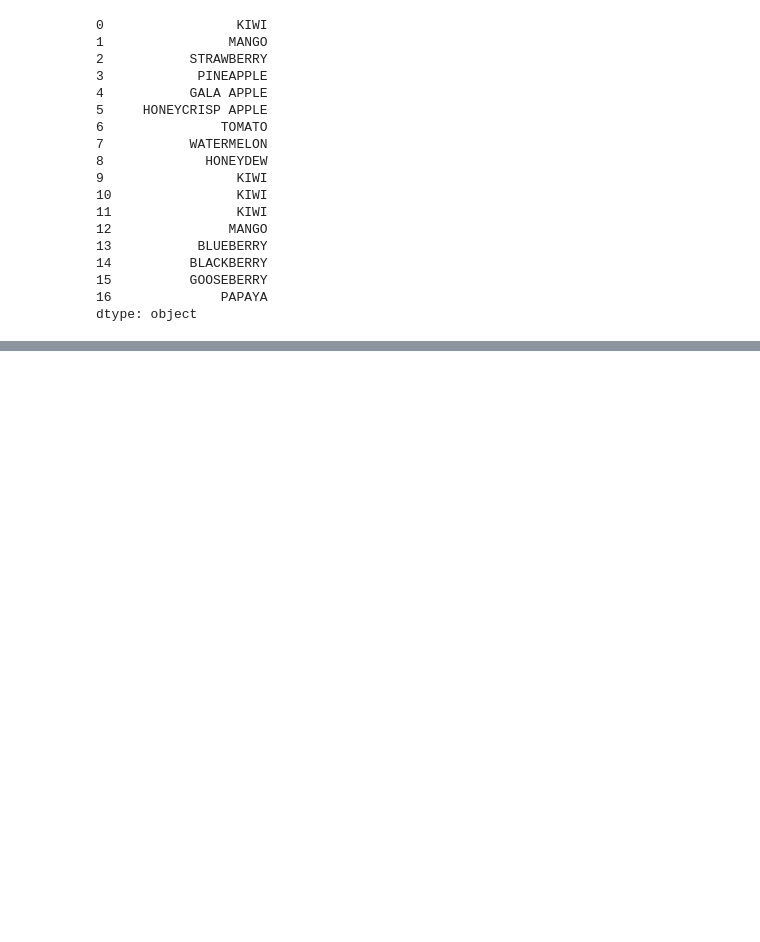
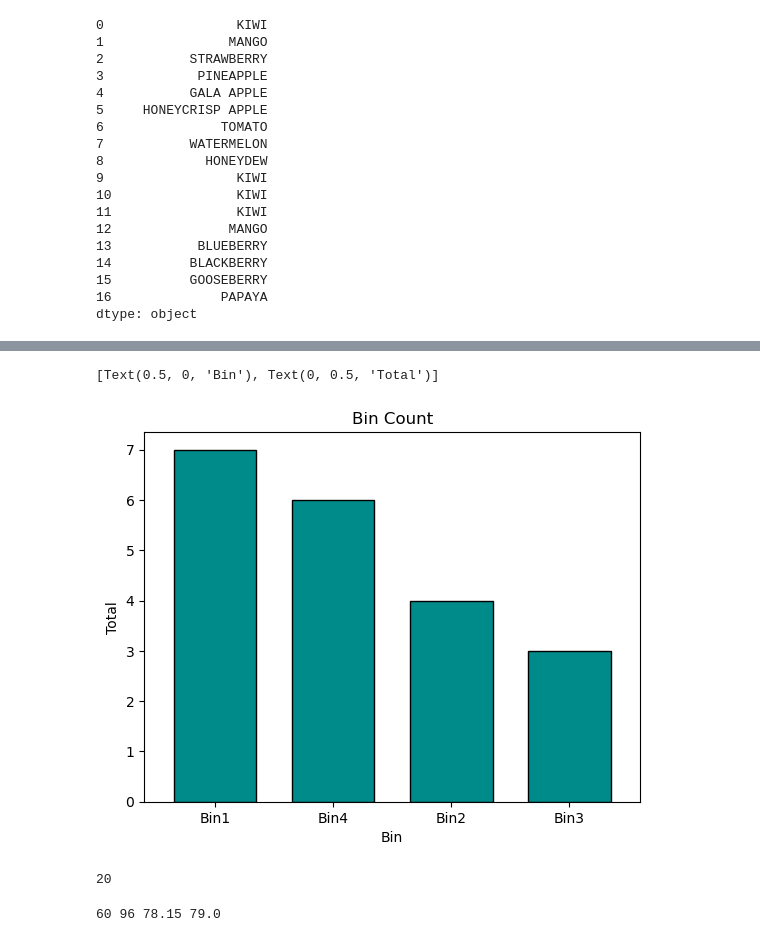
Before and after one commit to akonstans/data_science_libraries, a Jupyter notebook: pandas_series.ipynb, the cells around one changed output, grey strips where cells are left out. Drawn from its saved outputs; the diff is of its cells as text; code cells hidden in the pictures; blank space fills up the shorter version.

```diff
--- a/pandas_series.ipynb
+++ b/pandas_series.ipynb
@@ -127,0 +281,2 @@ fruits.count()
+# %%
+numbers = pd.Series(num_list)
@@ -127,0 +311,8 @@ fruits.count()
+# %%
+def clean(x):
+    x = x.replace('$', '')
+    x = x.replace(',', '')
+    x = round(float(x), 2)
+    return x
+# %%
+clean_nums = numbers.apply(clean)
@@ -127,0 +351,3 @@ fruits.count()
+# %%
+num_bins = pd.cut(clean_nums, 4, labels = ['Bin1', 'Bin2', 'Bin3', 'Bin4'])
+num_bins
@@ -127,0 +372,10 @@ fruits.count()
+# %%
+num_bins.value_counts().plot.bar(title = 'Bin Count',
+                               rot = 0,
+                               color = 'darkcyan',
+                               ec = 'black',
+                               width = .7).set(
+xlabel = 'Bin', ylabel = 'Total')
+# %% [output]
+[Text(0.5, 0, 'Bin'), Text(0, 0.5, 'Total')]
+[figure, added]
@@ -127,0 +386,8 @@ fruits.count()
+# %%
+exam_scores.count()
+# %% [output]
+20
+# %%
+print(exam_scores.min(), exam_scores.max(), exam_scores.mean(), exam_scores.median())
+# %% [output]
+60 96 78.15 79.0
```
Also changed, not shown: parts of 37 cells of this notebook, 1 other file.
